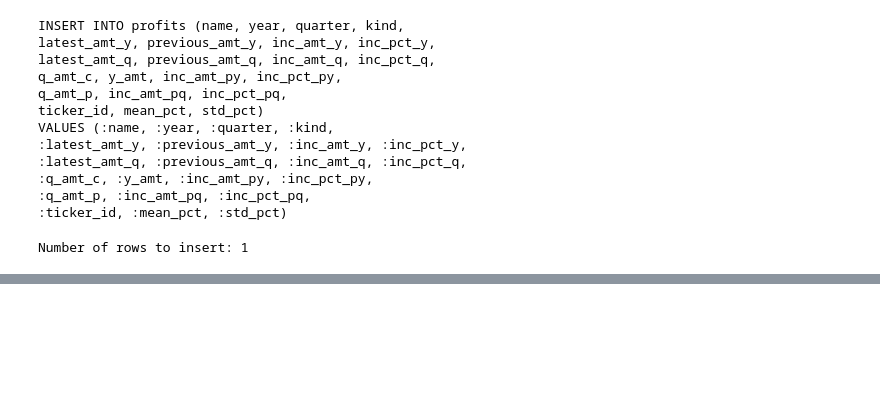
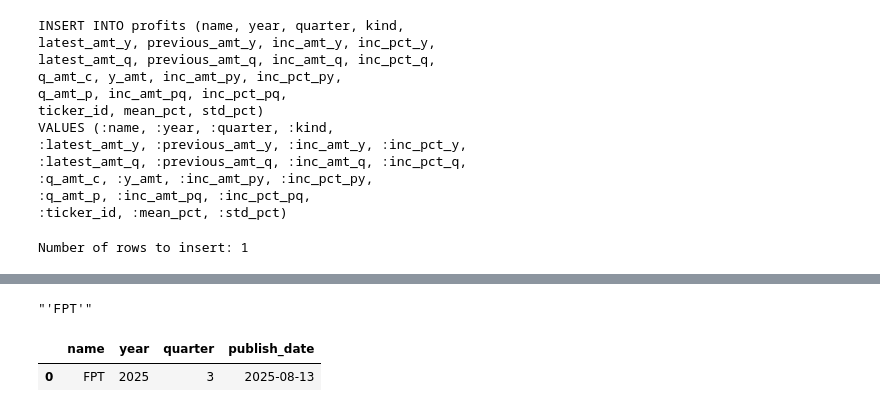
Before and after one commit to santimcs/A5, a Jupyter notebook: Quarterly/345-Export Profits from PortLt to PortMy.ipynb, the cells around one changed output, grey strips where cells are left out. Saved outputs shown, nothing was run; the diff lists cells and outputs as text; code cells hidden in the pictures; blank space fills up the shorter version.

```diff
--- a/Quarterly/345-Export Profits from PortLt to PortMy.ipynb
+++ b/Quarterly/345-Export Profits from PortLt to PortMy.ipynb
@@ -367,0 +332,14 @@ WHERE  year = 2025 AND quarter = 3
+# %%
+names = pg_profits["name"].values.tolist()
+in_p = ", ".join(map(lambda name: "'%s'" % name, names))
+in_p
+# %% [output]
+"'FPT'"
+# %%
+sql = "SELECT name, year, quarter, publish_date FROM epss WHERE year = %s AND quarter = %s AND name IN (%s)"
+sql = sql % (year, quarter, in_p)
+df_epss_profits = pd.read_sql(sql, conlt)
+df_epss_profits
+# %% [output]
+|  | name | year | quarter | publish_date |
+| 0 | FPT | 2025 | 3 | 2025-08-13 |
```
Also changed, not shown: parts of 17 cells of this notebook.
